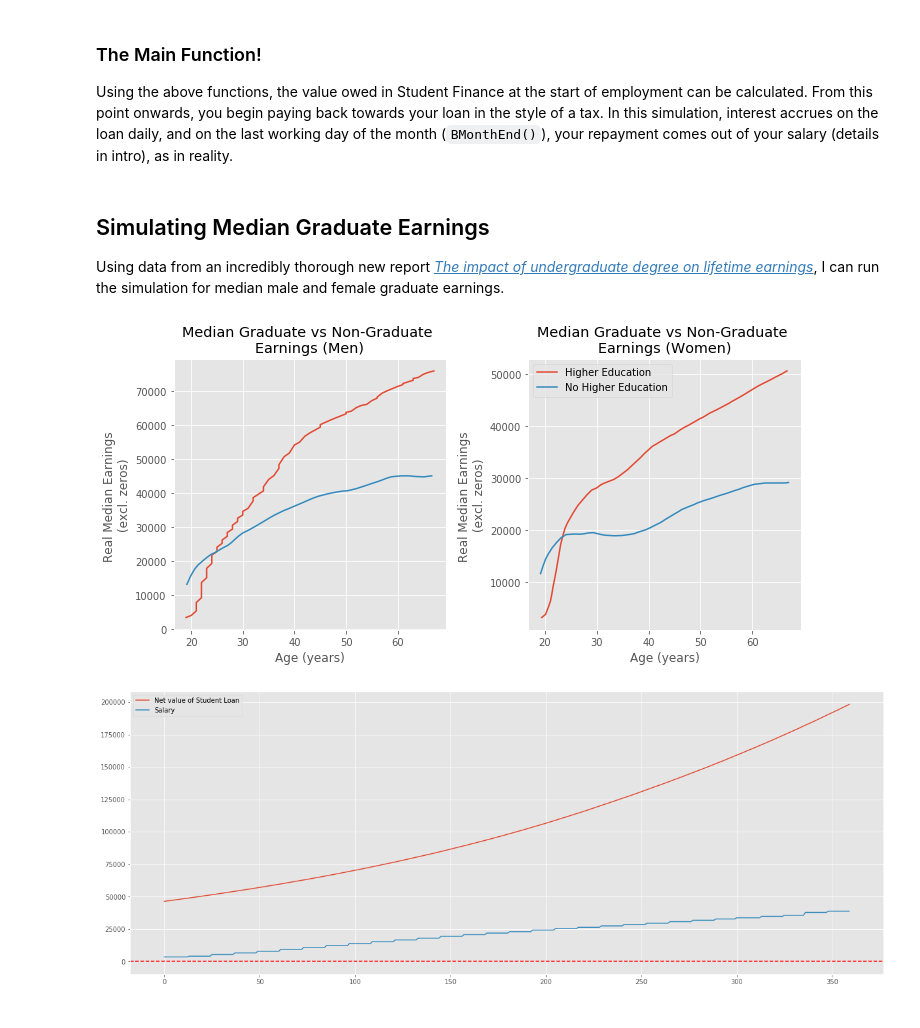
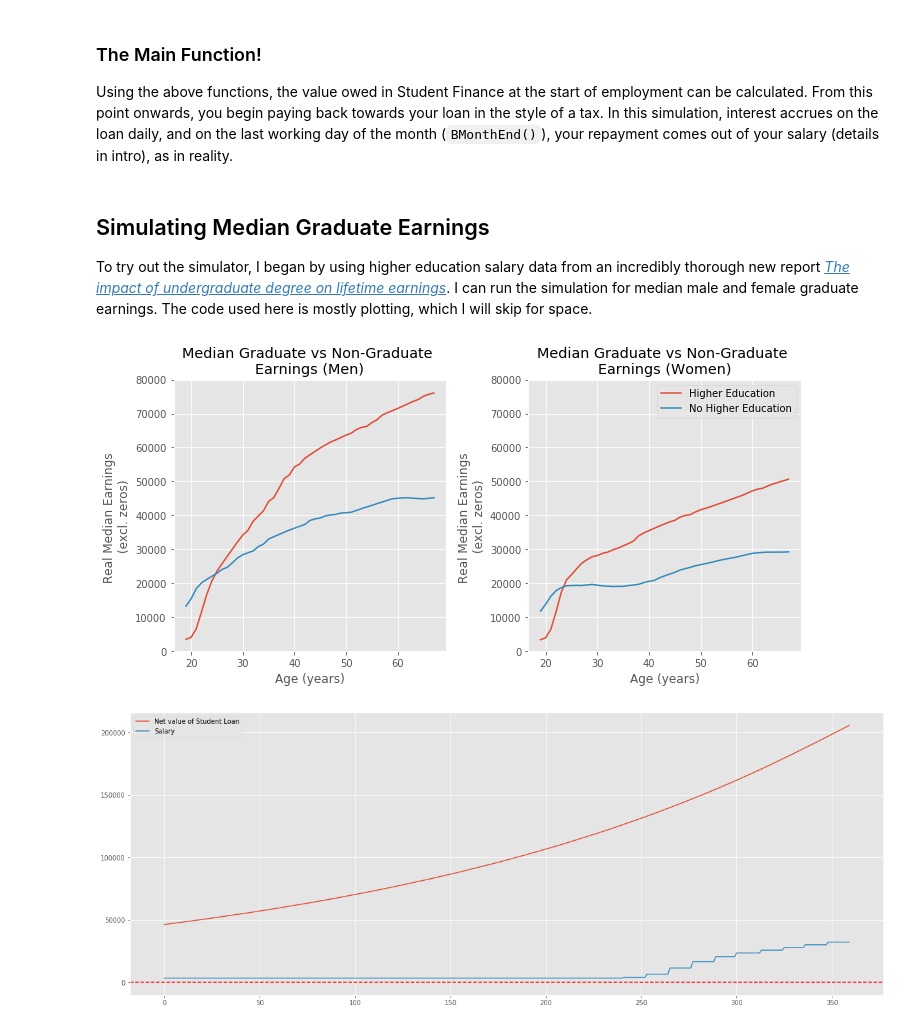
Before and after one commit to lvassor/student_finance_simulation, a Jupyter notebook: notebooks/payoffSimulation_blog_style.ipynb, the cells around one changed output. Drawn from its saved outputs; the diff is of its cells as text; code cells hidden in the pictures.

Commit message:
larger simulation needed and evaluation needs completing

```diff
--- a/notebooks/payoffSimulation_blog_style.ipynb
+++ b/notebooks/payoffSimulation_blog_style.ipynb
@@ -266,51 +274,56 @@ def simulateLifetimeEarnings(grossSalaryPA, N, principal, employment_start, freq
     return cumulativeList, salary
 # %% [markdown]
 ## Simulating Median Graduate Earnings
-Using data from an incredibly thorough new report [*The impact of undergraduate degree on lifetime earnings*](https://assets.publishing.service.gov.uk/government/uploads/system/uploads/attachment_data/file/869263/The_impact_of_undergraduate_degrees_on_lifetime_earnings_research_report_ifs_dfe.pdf), I can run the simulation for median male and female graduate earnings.
+To try out the simulator, I began by using higher education salary data from an incredibly thorough new report [*The impact of undergraduate degree on lifetime earnings*](https://assets.publishing.service.gov.uk/government/uploads/system/uploads/attachment_data/file/869263/The_impact_of_undergraduate_degrees_on_lifetime_earnings_research_report_ifs_dfe.pdf). I can run the simulation for median male and female graduate earnings. The code used here is mostly plotting, which I will skip for space.
 # %%
 male_HE = pd.read_csv(os.path.join(current_wd, "..", "data", "real_median_men_HE.csv"),header=None, names = ['Age', 'Earning'])
+male_HE['Age'] = male_HE['Age'].round()
+male_HE = male_HE.groupby(by='Age').mean()
+
 male_noHE = pd.read_csv(os.path.join(current_wd, "..", "data", "real_median_men_nonHE.csv"), header=None, names = ['Age','Earning'])
+male_noHE['Age'] = male_noHE['Age'].round()
+male_noHE = male_noHE.groupby(by='Age').mean()
+
 female_HE = pd.read_csv(os.path.join(current_wd, "..", "data", "real_median_women_HE.csv"),header=None, names = ['Age', 'Earning'])
+female_HE['Age'] = female_HE['Age'].round()
+female_HE = female_HE.groupby(by='Age').mean()
+
 female_noHE = pd.read_csv(os.path.join(current_wd, "..", "data", "real_median_women_nonHE.csv"), header=None, names = ['Age','Earning'])
+female_noHE['Age'] = female_noHE['Age'].round()
+female_noHE = female_noHE.groupby(by='Age').mean()
 
-male_HE['Age'] = male_HE['Age'].round()
 
 
 fig, axes = plt.subplots(nrows=1,ncols=2, figsize=(10,5))
-axes[0].plot(male_HE['Age'], male_HE['Earning'], label = "Higher Education")
-axes[0].plot(male_noHE['Age'], male_noHE['Earning'], label = "No Higher Education")
+axes[0].plot(male_HE.index, male_HE['Earning'], label = "Higher Education")
+axes[0].plot(male_noHE.index, male_noHE['Earning'], label = "No Higher Education")
 axes[0].set_xlabel("Age (years)")
 axes[0].set_ylabel("Real Median Earnings \n(excl. zeros)")
+axes[0].set_ylim([0,80000])
 axes[0].title.set_text('Median Graduate vs Non-Graduate \nEarnings (Men)')
-axes[1].plot(female_HE['Age'], female_HE['Earning'], label = "Higher Education")
-axes[1].plot(female_noHE['Age'], female_noHE['Earning'], label = "No Higher Education")
+axes[1].plot(female_HE.index, female_HE['Earning'], label = "Higher Education")
+axes[1].plot(female_noHE.index, female_noHE['Earning'], label = "No Higher Education")
 axes[1].set_xlabel("Age (years)")
 axes[1].set_ylabel("Real Median Earnings \n(excl. zeros)")
+axes[1].set_ylim([0,80000])
 axes[1].title.set_text('Median Graduate vs Non-Graduate \nEarnings (Women)')
 plt.legend(loc="best")
 plt.tight_layout()
 # %% [output]
-[figure, old version]
+[figure, new version]
 # %%
 fig = plt.figure(figsize=(16,6))
 ax = fig.add_axes([0,0,1,1])
 plt.axhline(y = 0, color = 'r', linestyle = '--')
-salary_increases = np.arange(3000,11000,500)
-salary_increases_frequency = np.arange(3,9,1)
-trajectories = np.zeros((len(salary_increases),len(salary_increases_frequency)))
-for i in range(1):
-    sim, sal = simulateLifetimeEarnings(grossSalaryPA = male_HE['Earning'].min(),
-                            N = 30,
-                            principal = graduateAmount(simEnd = "employment", employmentStart = "2019-10-07", myPayments = myPayments),
-                            employment_start = "2019-10-07",
-                            frequency = 1,
-                            mean_salary_increase = 1,
-                            mean_salary_sd = 2500)
-#     trajectories[i,j] = sim[-1]
+sim, sal = simulateLifetimeEarnings(grossSalaryPA = male_HE['Earning'].min(),
+                                    N = 30,
+                                    principal = graduateAmount(simEnd = "employment", employmentStart = "2019-10-07", myPayments = myPayments),
+                                    employment_start = "2019-10-07",
+                                    method = "median")
 
-    ax.plot(sim, label = "Net value of Student Loan")
-    ax.plot(sal, label = "Salary")
+ax.plot(sim, label = "Net value of Student Loan")
+ax.plot(sal, label = "Salary")
 plt.legend(loc="best");
 # %% [output]
-[figure, old version]
+[figure, new version]
 # %% [markdown]
```
Also changed, not shown: parts of 10 cells of this notebook.
